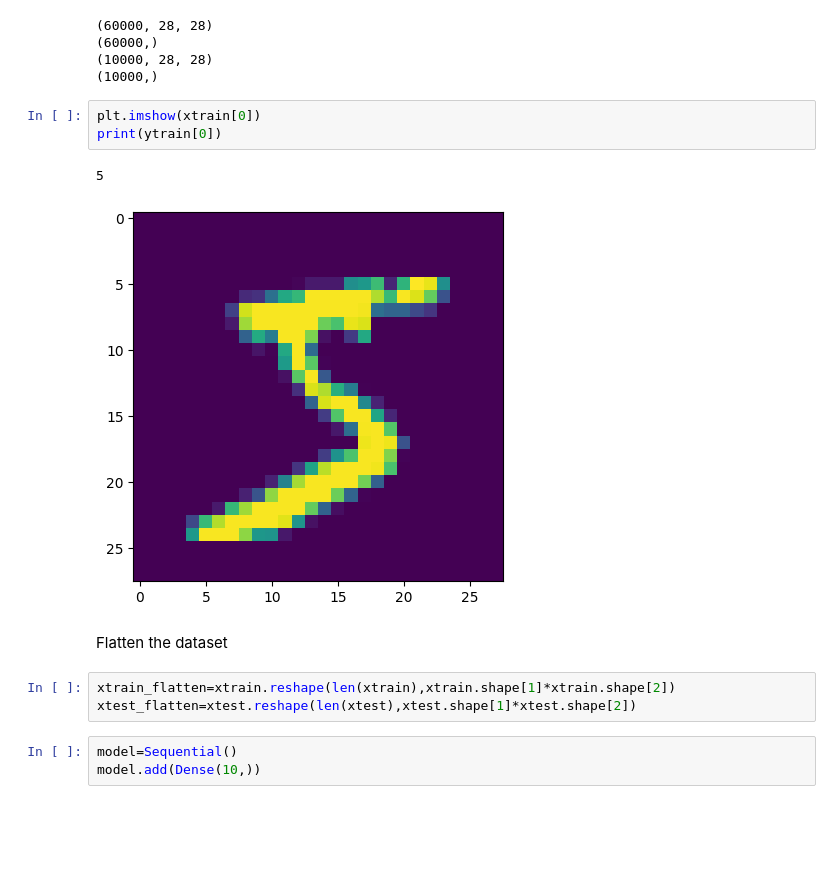
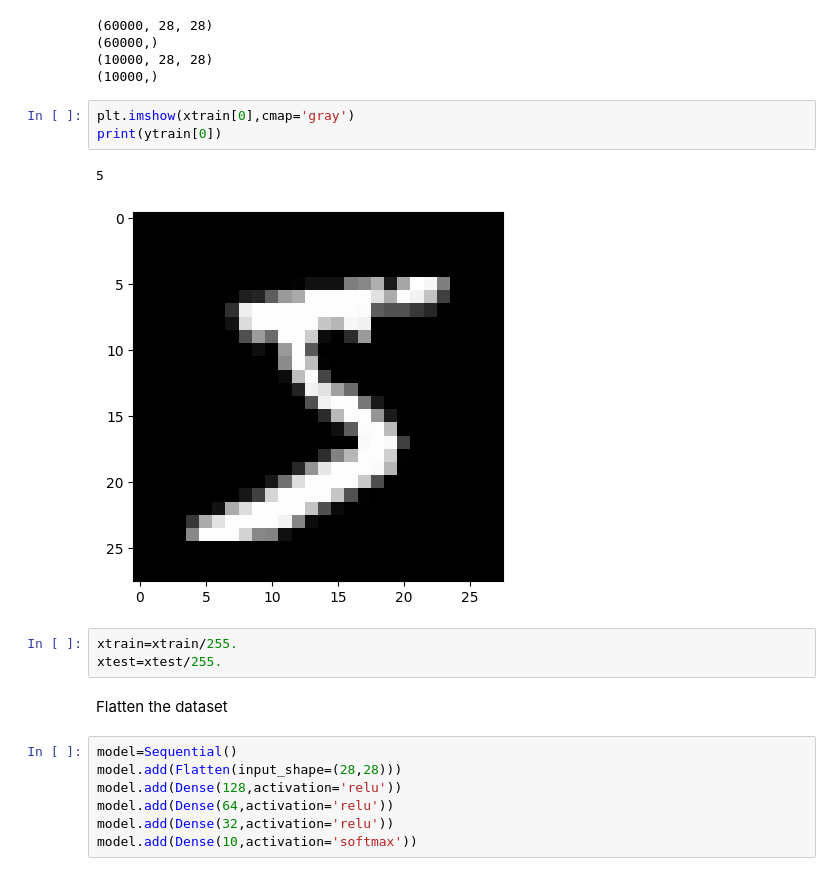
Before and after one commit to snehuvarbhe/Deep_learning, a Jupyter notebook: digit_recognition.ipynb, the cells around one changed output. Cells and saved outputs as stored; diff of their text form; blank space fills up the shorter version.

```diff
--- a/digit_recognition.ipynb
+++ b/digit_recognition.ipynb
@@ -25,16 +27,20 @@ print(ytest.shape)
 (10000, 28, 28)
 (10000,)
 # %%
-plt.imshow(xtrain[0])
+plt.imshow(xtrain[0],cmap='gray')
 print(ytrain[0])
 # %% [output]
 5
-[figure, old version]
+[figure, new version]
+# %%
+xtrain=xtrain/255.
+xtest=xtest/255.
 # %% [markdown]
 Flatten the dataset
-# %%
-xtrain_flatten=xtrain.reshape(len(xtrain),xtrain.shape[1]*xtrain.shape[2])
-xtest_flatten=xtest.reshape(len(xtest),xtest.shape[1]*xtest.shape[2])
-# %%
-model=Sequential()
-model.add(Dense(10,))
+# %%
+model=Sequential()
+model.add(Flatten(input_shape=(28,28)))
+model.add(Dense(128,activation='relu'))
+model.add(Dense(64,activation='relu'))
+model.add(Dense(32,activation='relu'))
+model.add(Dense(10,activation='softmax'))
```
Also changed, not shown: parts of 9 cells of this notebook.
